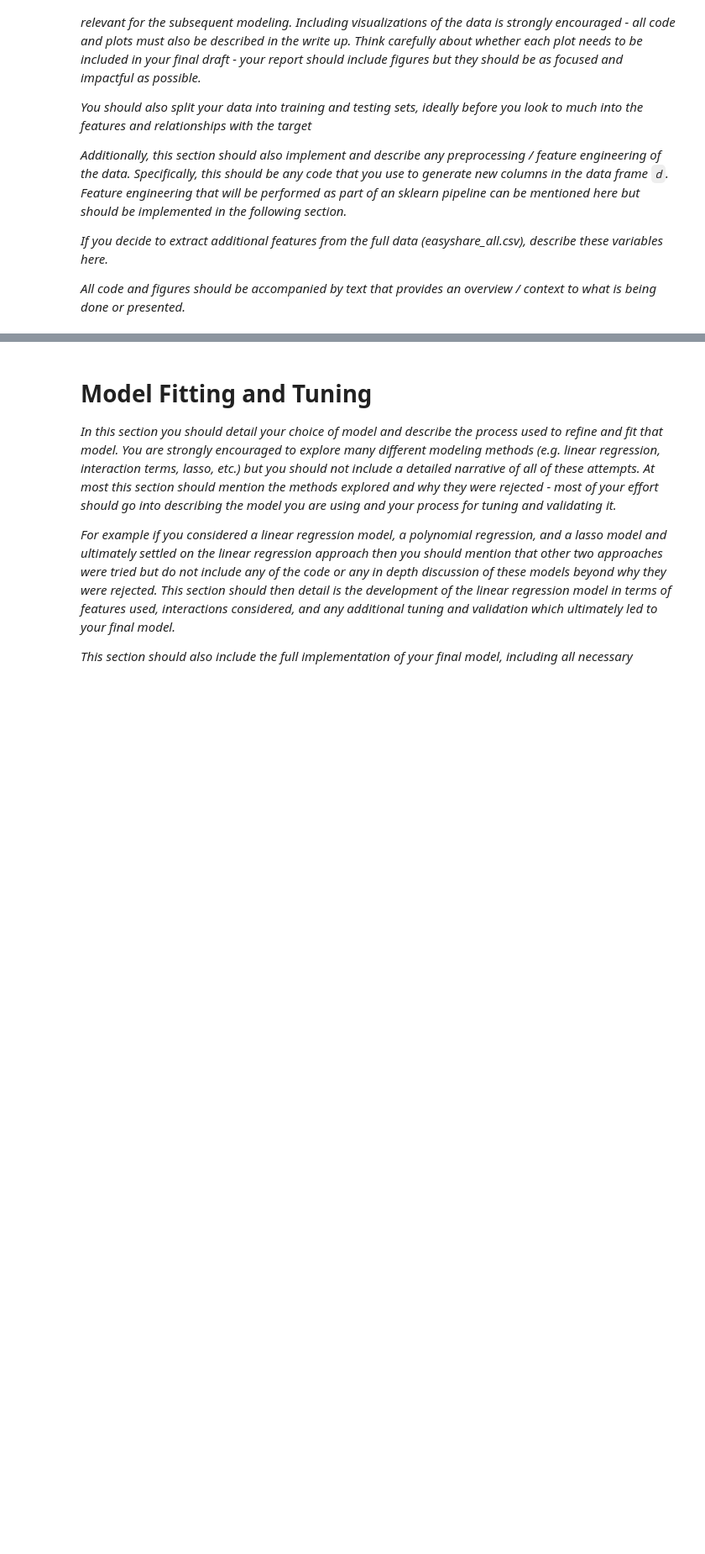
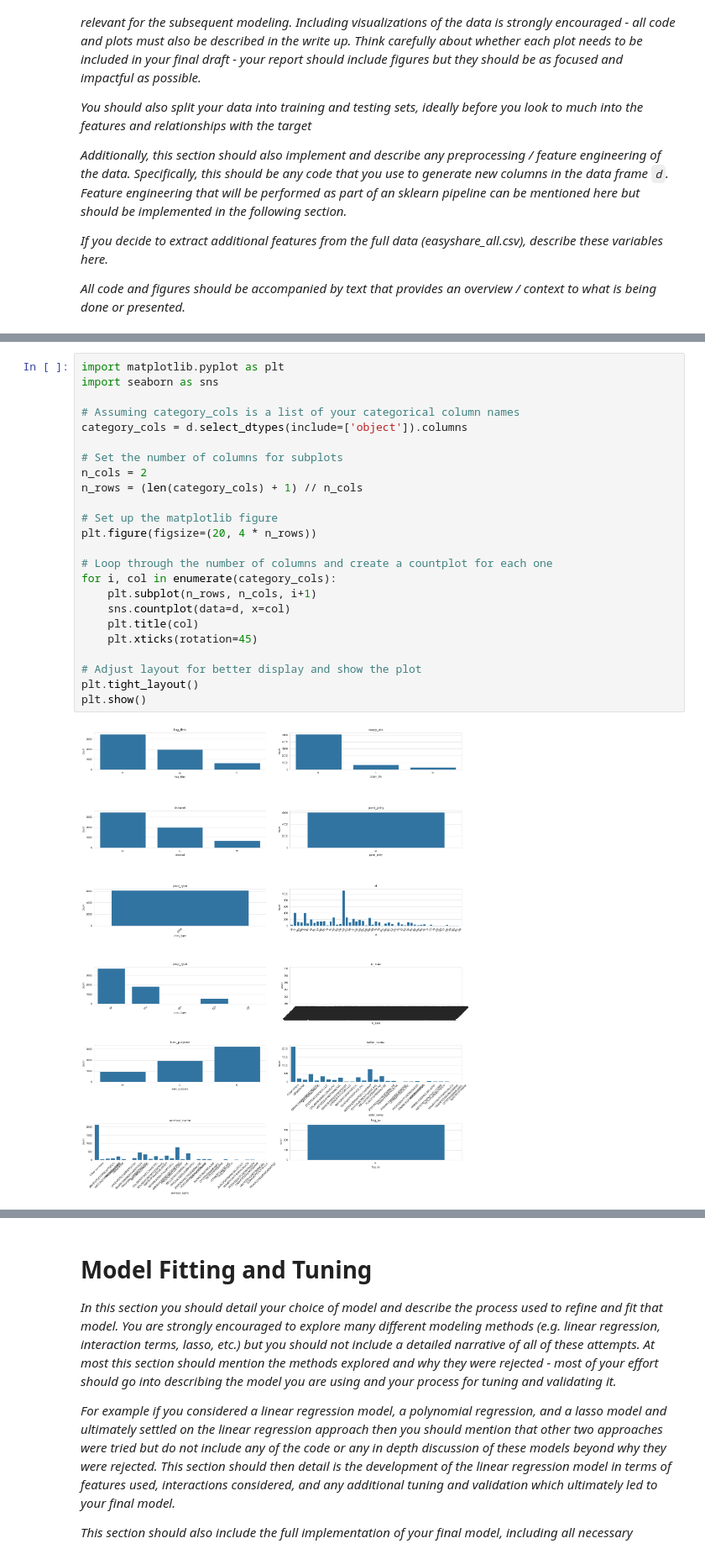
Before and after one commit to IRis0550/mlpy_2, a Jupyter notebook: project2.ipynb, the cells around one changed output, grey strips where cells are left out. Shown at 84% size. Cells and saved outputs as stored; diff of their text form; blank space fills up the shorter version.

```diff
--- a/project2.ipynb
+++ b/project2.ipynb
@@ -453,0 +430,26 @@ y_pred = (y_pred_proba > 0.5).astype(int)
+# %%
+import matplotlib.pyplot as plt
+import seaborn as sns
+
+# Assuming category_cols is a list of your categorical column names
+category_cols = d.select_dtypes(include=['object']).columns
+
+# Set the number of columns for subplots
+n_cols = 2
+n_rows = (len(category_cols) + 1) // n_cols
+
+# Set up the matplotlib figure
+plt.figure(figsize=(20, 4 * n_rows))
+
+# Loop through the number of columns and create a countplot for each one
+for i, col in enumerate(category_cols):
+    plt.subplot(n_rows, n_cols, i+1)
+    sns.countplot(data=d, x=col)
+    plt.title(col)
+    plt.xticks(rotation=45)
+
+# Adjust layout for better display and show the plot
+plt.tight_layout()
+plt.show()
+# %% [output]
+[figure, added]
```
Also changed, not shown: parts of 27 cells of this notebook, 3 other files.
